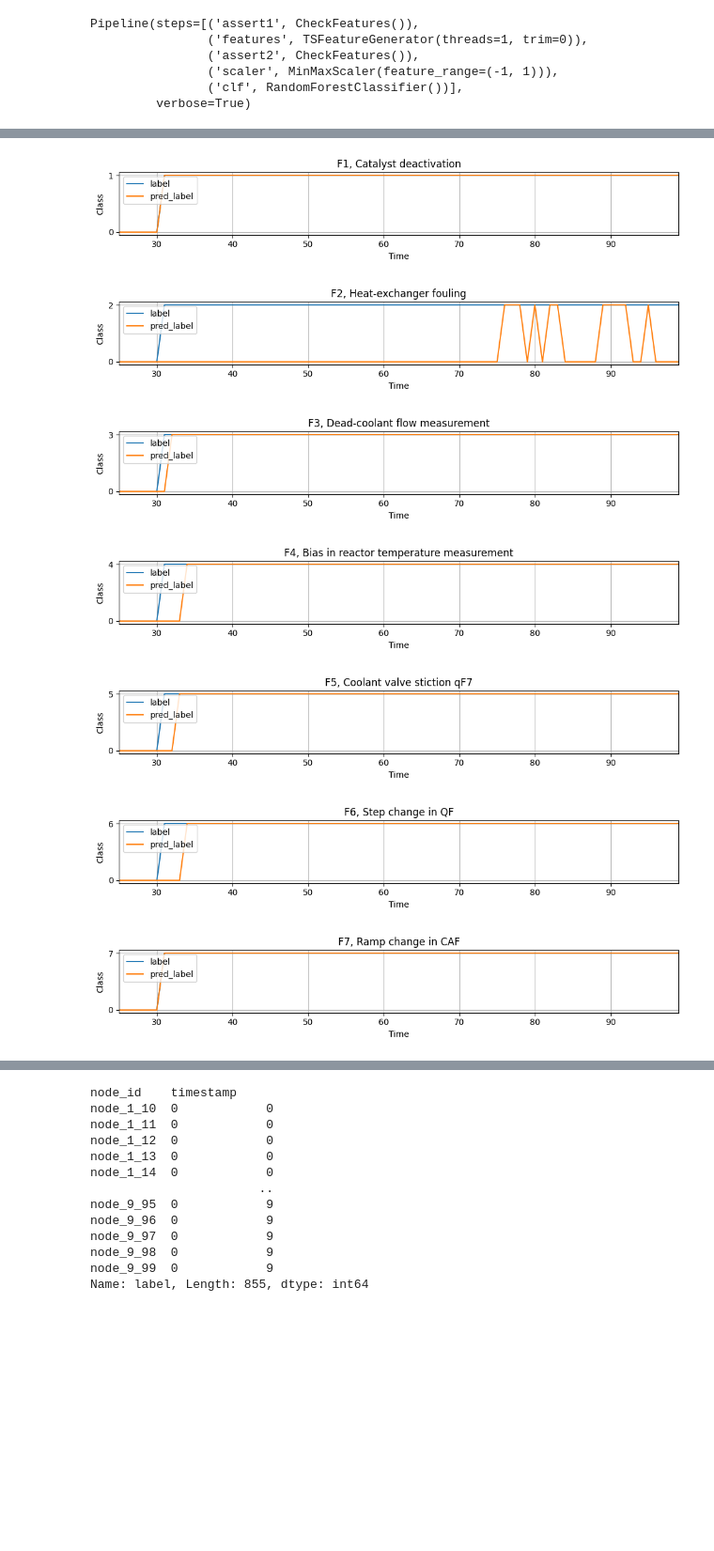
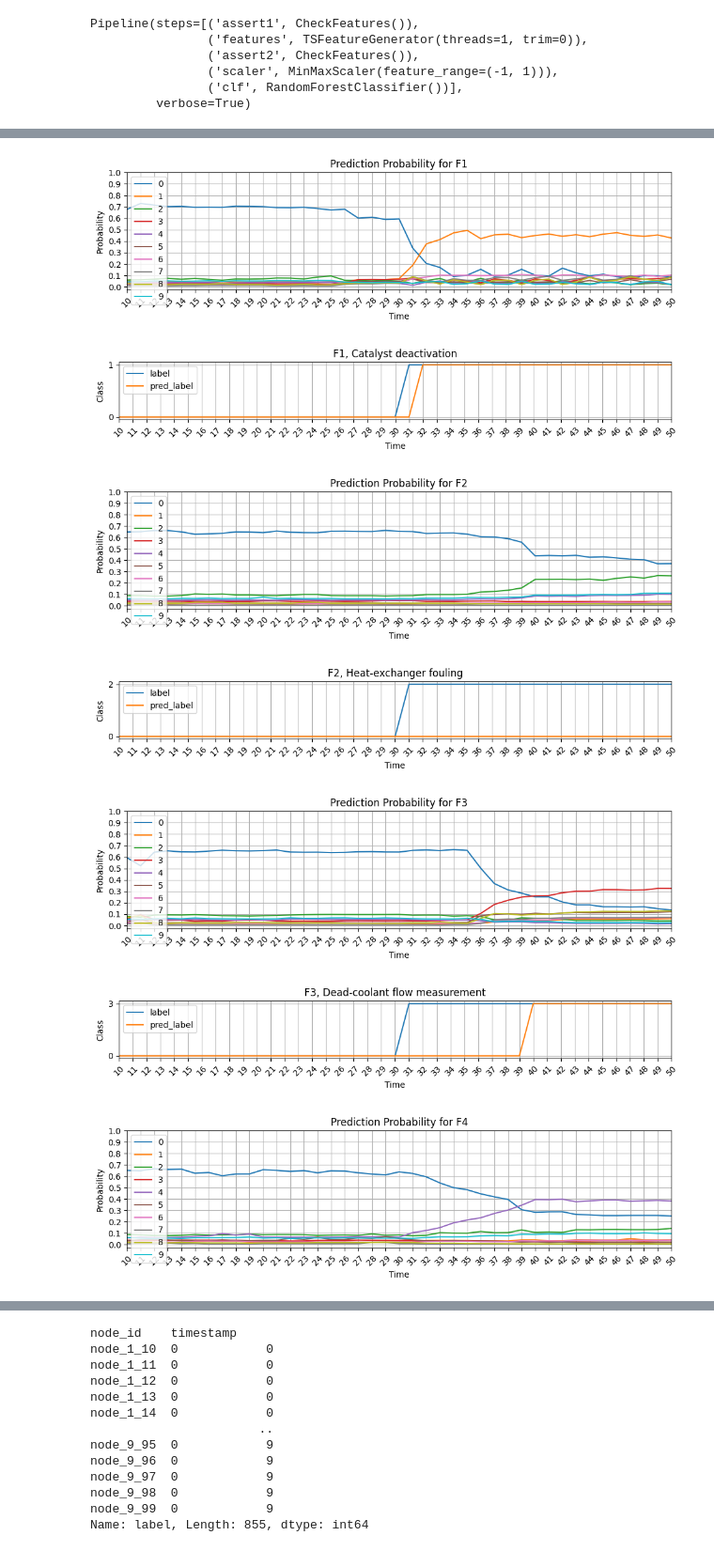
Before and after one commit to peaclab/CoMTE, a Jupyter notebook: cstr_usage.ipynb, the cells around one changed output, grey strips where cells are left out. Shown at 94% size. Saved outputs shown, nothing was run; the diff lists cells and outputs as text; code cells hidden in the pictures; blank space fills up the shorter version.

Commit message:
add graphs for cstr

```diff
--- a/cstr_usage.ipynb
+++ b/cstr_usage.ipynb
@@ -21,7 +22,8 @@ mpl_logger = logging.getLogger('matplotlib')
 mpl_logger.setLevel(logging.WARNING)
 # %%
 DATASET_NAME = 'cstr'
+WINDOW_SIZE = 5
 # %%
 timeseries, labels, test_timeseries, test_labels = \
-        data_loading.get_dataset(DATASET_NAME, binary=False, window_size=5, noise_scale=0.001, use_classes=list(range(0,10)))
+        data_loading.get_dataset(DATASET_NAME, binary=False, window_size=WINDOW_SIZE, noise_scale=0.1, use_classes=list(range(0,10)))
 # %%
@@ -91,37 +159,64 @@ F1 score: 0.7928630390980599
 # %%
 comparison_df=pd.DataFrame(test_labels)
 comparison_df['pred_label'] = preds
 comparison_df['ind_node'] = ([int(element.split('_')[1]) for element in comparison_df.index.get_level_values('node_id')])
 comparison_df['ind_time'] = ([int(element.split('_')[2]) for element in comparison_df.index.get_level_values('node_id')])
 comparison_df.set_index(['ind_node', 'ind_time'], inplace=True)
 label_dict = {'1': 'F1, Catalyst deactivation', '2': 'F2, Heat-exchanger fouling', '3': 'F3, Dead-coolant flow measurement', '4': 'F4, Bias in reactor temperature measurement', '5': 'F5, Coolant valve stiction qF7', '6': 'F6, Step change in QF', '7': 'F7, Ramp change in CAF', '8': 'F8, Ramp change in TF', '9': 'F9, Ramp change in TCF', '0': 'N, Normal operation'}
+
+warnings.filterwarnings("ignore")
 
 for i in range(1,10):
     # print(comparison_df)
     single_node_df = comparison_df.loc[comparison_df.index.get_level_values('ind_node') == i]
     single_node_df = single_node_df.reset_index(level='ind_node', drop=True)
     single_node_df = single_node_df.sort_index()
 
     # print(single_node_df)
     # plt.figure(figsize=(20, 2))
 
+
+# Plot prediction probability
+    pred_ar = []
+    for j in range(WINDOW_SIZE,100):
+        loca = "node_{}_{}".format(i,j)
+        predi = pipeline.predict_proba(test_timeseries.loc[[loca], :, :])
+        pred_ar.append(predi[0])
+    pred_df = pd.DataFrame(pred_ar, index=range(WINDOW_SIZE,100))
+    # print(pred_df)
+
+    pred_df.plot(figsize=(10, 3))
+    plt.title("Prediction Probability for F{}".format(i))
+    plt.xlabel('Time')
+    plt.ylabel('Probability')
+    plt.grid(True)
+    plt.legend(loc='upper left')
+    plt.yticks(np.arange(0, 1.1, step=0.1))
+    plt.xticks(np.arange(WINDOW_SIZE, len(single_node_df), step=1), rotation=45)
+    plt.xlim(single_node_df.index[5], single_node_df.index[45])
+    plt.tight_layout()
+    plt.show()
+
+
     single_node_df.plot(figsize=(10, 2))
 
     plt.title(label_dict[str(i)])
     plt.xlabel('Time')
     plt.ylabel('Class')
     plt.grid(True)
     plt.legend(loc='upper left')
     plt.yticks(np.arange(0, i+1, step=i))
-    # plt.xticks(np.arange(0, len(single_node_df), step=1), rotation=45)
-    plt.xlim(single_node_df.index[20], single_node_df.index[94])
+    plt.xticks(np.arange(WINDOW_SIZE, len(single_node_df), step=1), rotation=45)
+    plt.xlim(single_node_df.index[5], single_node_df.index[45])
     plt.tight_layout()
     plt.show()
+
+warnings.resetwarnings()
 # %% [output]
-[figure, old version]
+[figure, new version]
-[figure, old version]
+[figure, new version]
-[figure, old version]
+[figure, new version]
-[figure, old version]
+[figure, new version]
-[figure, old version]
+[figure, new version]
-[figure, old version]
+[figure, new version]
-[figure, old version]
+[figure, new version]
```
Also changed, not shown: parts of 11 cells of this notebook.
